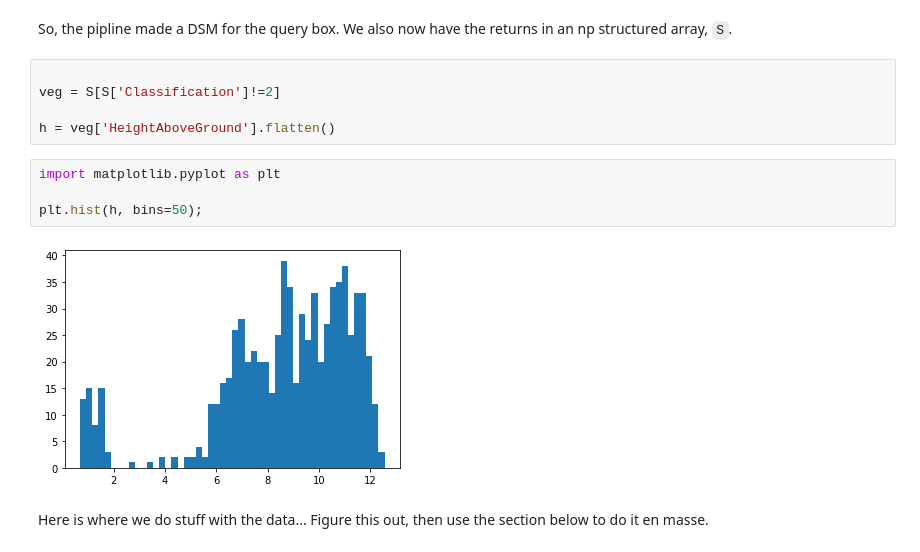
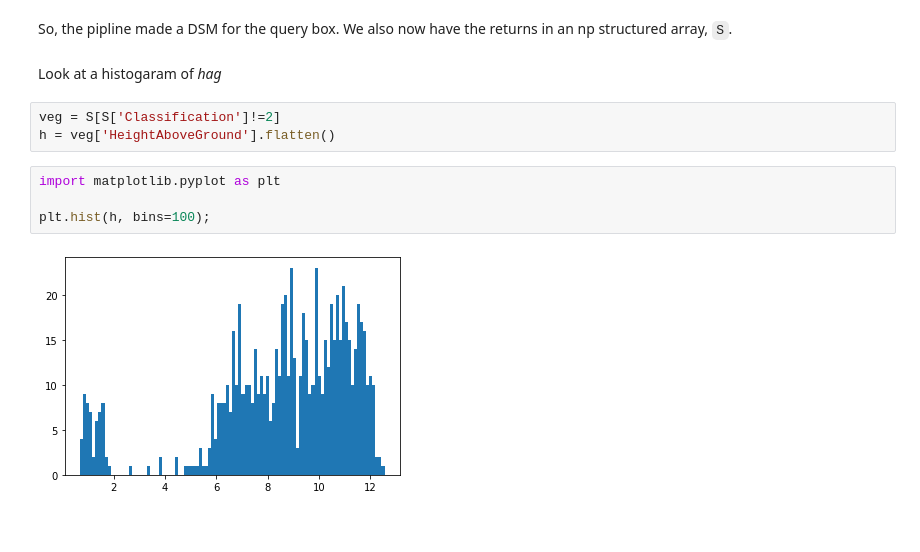
Before and after one commit to kulpojke/UrbanForest, a Jupyter notebook: Allometry/la_sunset_allo.ipynb, the cells around one changed output. Drawn from its saved outputs; the diff is of its cells as text.

````diff
--- a/Allometry/la_sunset_allo.ipynb
+++ b/Allometry/la_sunset_allo.ipynb
@@ -339,16 +339,14 @@ array([(8, 1, 0, 1.35500602e+08, 448, 1, 4397, 599, 1, 6., 0, 0, 0, 371172.47404
       dtype=[('ClassFlags', 'u1'), ('Classification', 'u1'), ('EdgeOfFlightLine', 'u1'), ('GpsTime', '<f8'), ('Intensity', '<u2'), ('NumberOfReturns', 'u1'), ('OriginId', '<u4'), ('PointSourceId', '<u ...
 # %% [markdown]
 So, the pipline made a DSM for the query box.  We also now have the returns in an np structured array, ```S```.
+# %% [markdown]
+Look at a histogaram of _hag_
 # %%
-
 veg = S[S['Classification']!=2]
-
 h = veg['HeightAboveGround'].flatten()
 # %%
 import matplotlib.pyplot as plt
 
-plt.hist(h, bins=50);
+plt.hist(h, bins=100);
 # %% [output]
-[figure, old version]
+[figure, new version]
-# %% [markdown]
-Here is where we do stuff with the data...  Figure this out, then use the section below to do it en masse.
````
Also changed, not shown: parts of 23 cells of this notebook, 1 other file.
